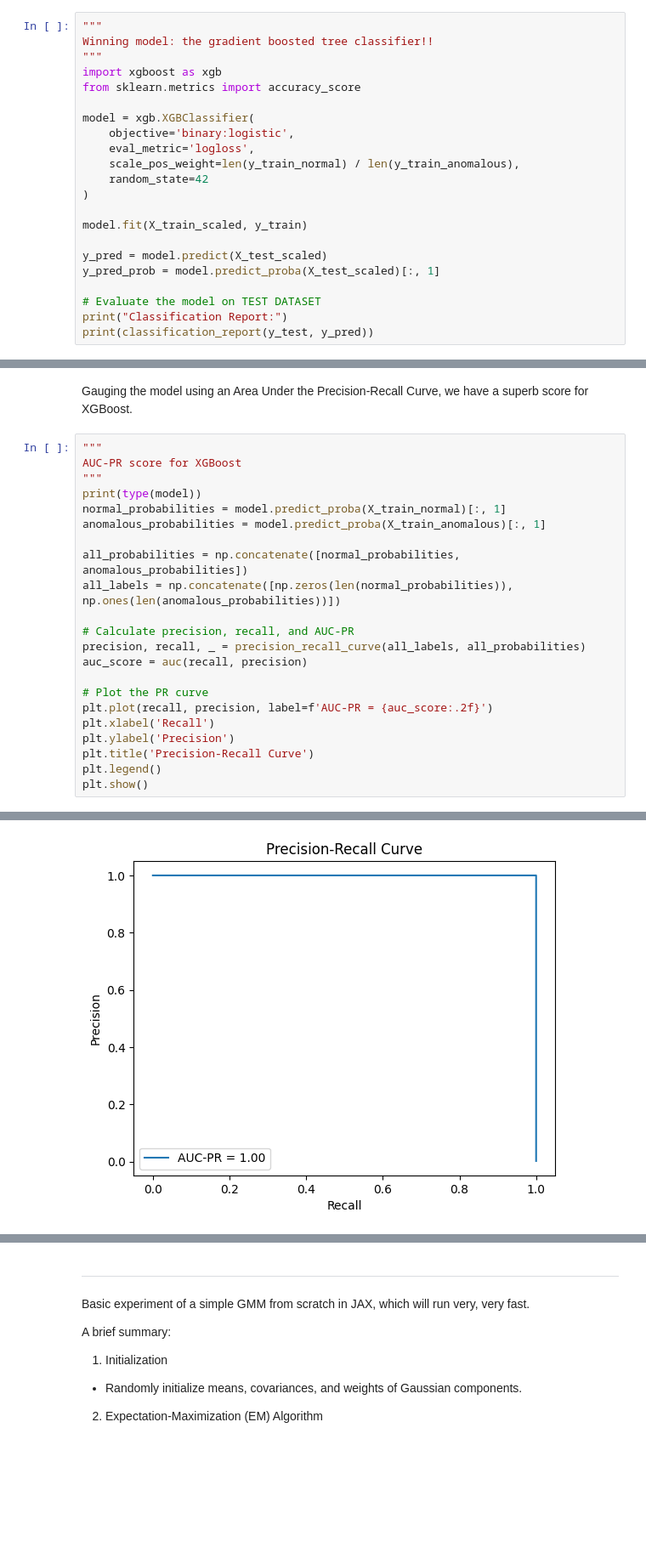
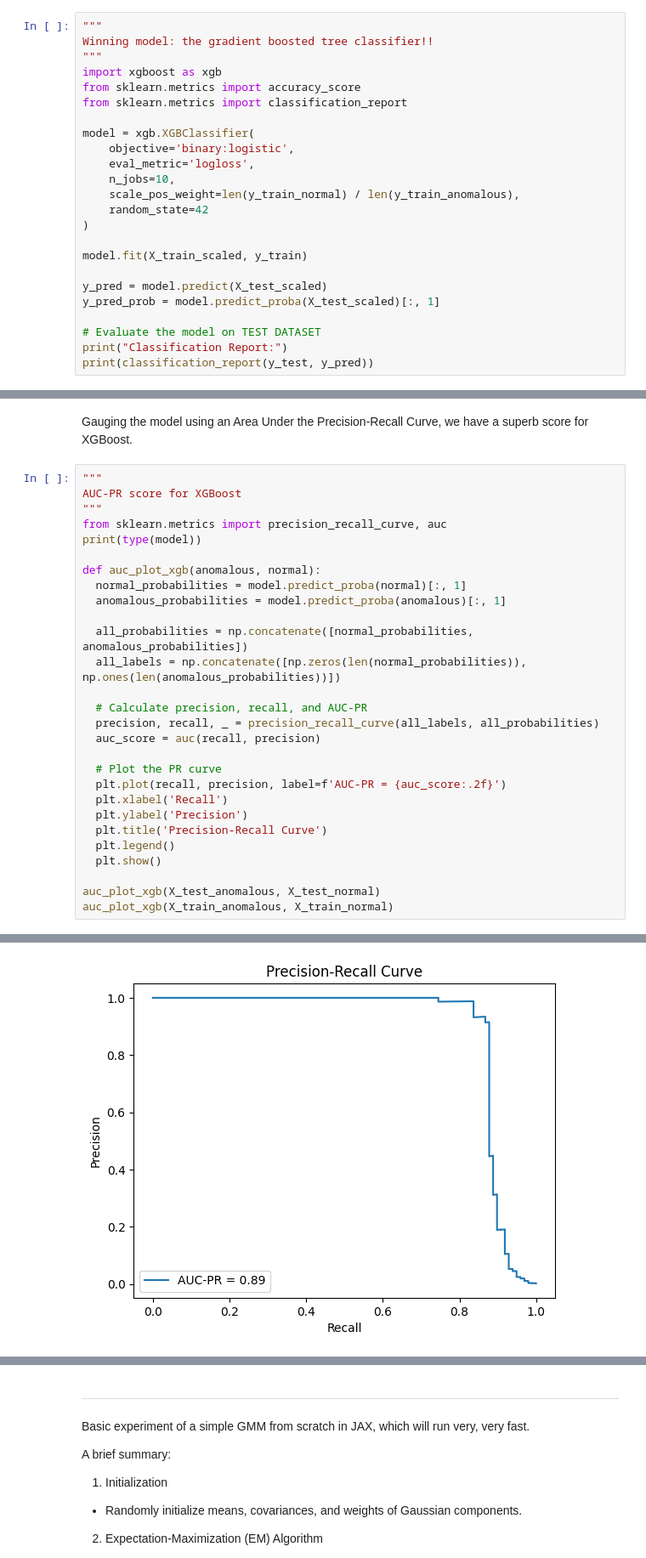
Before and after one commit to WilliamZhang20/Credit-Card-Fraud-Detection, a Jupyter notebook: Fraud_Detector_sklearn_xgb.ipynb, the cells around one changed output, grey strips where cells are left out. Shown: that part at 85% size. Drawn from its saved outputs; the diff is of its cells as text; blank space fills up the shorter version.

Commit message:
update sklearn/xgb notebook

```diff
--- a/Fraud_Detector_sklearn_xgb.ipynb
+++ b/Fraud_Detector_sklearn_xgb.ipynb
@@ -310,10 +309,12 @@ Winning model: the gradient boosted tree classifier!!
 """
 import xgboost as xgb
 from sklearn.metrics import accuracy_score
+from sklearn.metrics import classification_report
 
 model = xgb.XGBClassifier(
     objective='binary:logistic',
     eval_metric='logloss',
+    n_jobs=10,
     scale_pos_weight=len(y_train_normal) / len(y_train_anomalous),
     random_state=42
 )
@@ -366,25 +367,31 @@ Gauging the model using an Area Under the Precision-Recall Curve, we have a supe
 # %%
 """
 AUC-PR score for XGBoost
 """
+from sklearn.metrics import precision_recall_curve, auc
 print(type(model))
-normal_probabilities = model.predict_proba(X_train_normal)[:, 1]
-anomalous_probabilities = model.predict_proba(X_train_anomalous)[:, 1]
 
-all_probabilities = np.concatenate([normal_probabilities, anomalous_probabilities])
-all_labels = np.concatenate([np.zeros(len(normal_probabilities)), np.ones(len(anomalous_probabilities))])
+def auc_plot_xgb(anomalous, normal):
+  normal_probabilities = model.predict_proba(normal)[:, 1]
+  anomalous_probabilities = model.predict_proba(anomalous)[:, 1]
 
-# Calculate precision, recall, and AUC-PR
-precision, recall, _ = precision_recall_curve(all_labels, all_probabilities)
-auc_score = auc(recall, precision)
+  all_probabilities = np.concatenate([normal_probabilities, anomalous_probabilities])
+  all_labels = np.concatenate([np.zeros(len(normal_probabilities)), np.ones(len(anomalous_probabilities))])
 
-# Plot the PR curve
-plt.plot(recall, precision, label=f'AUC-PR = {auc_score:.2f}')
-plt.xlabel('Recall')
-plt.ylabel('Precision')
-plt.title('Precision-Recall Curve')
-plt.legend()
-plt.show()
+  # Calculate precision, recall, and AUC-PR
+  precision, recall, _ = precision_recall_curve(all_labels, all_probabilities)
+  auc_score = auc(recall, precision)
+
+  # Plot the PR curve
+  plt.plot(recall, precision, label=f'AUC-PR = {auc_score:.2f}')
+  plt.xlabel('Recall')
+  plt.ylabel('Precision')
+  plt.title('Precision-Recall Curve')
+  plt.legend()
+  plt.show()
+
+auc_plot_xgb(X_test_anomalous, X_test_normal)
+auc_plot_xgb(X_train_anomalous, X_train_normal)
 # %% [output]
 <class 'xgboost.sklearn.XGBClassifier'>
-[figure, old version]
+[figure, new version]
```
Also changed, not shown: parts of 5 cells of this notebook.
